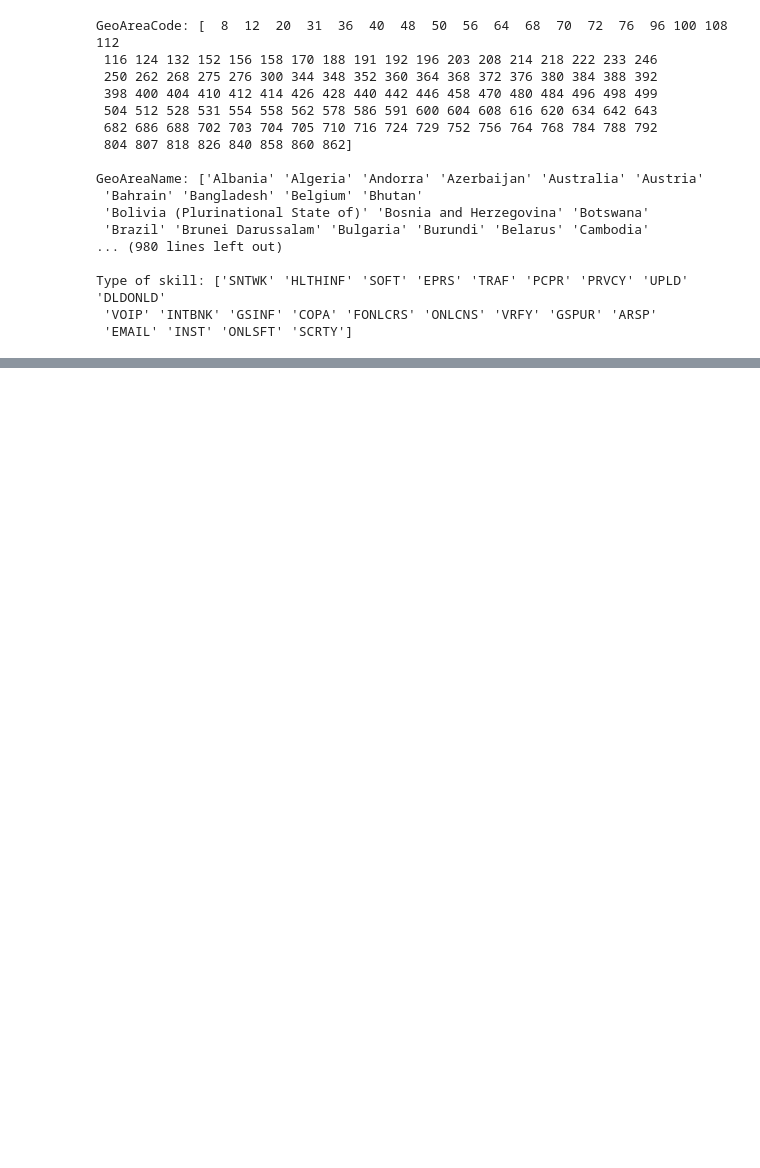
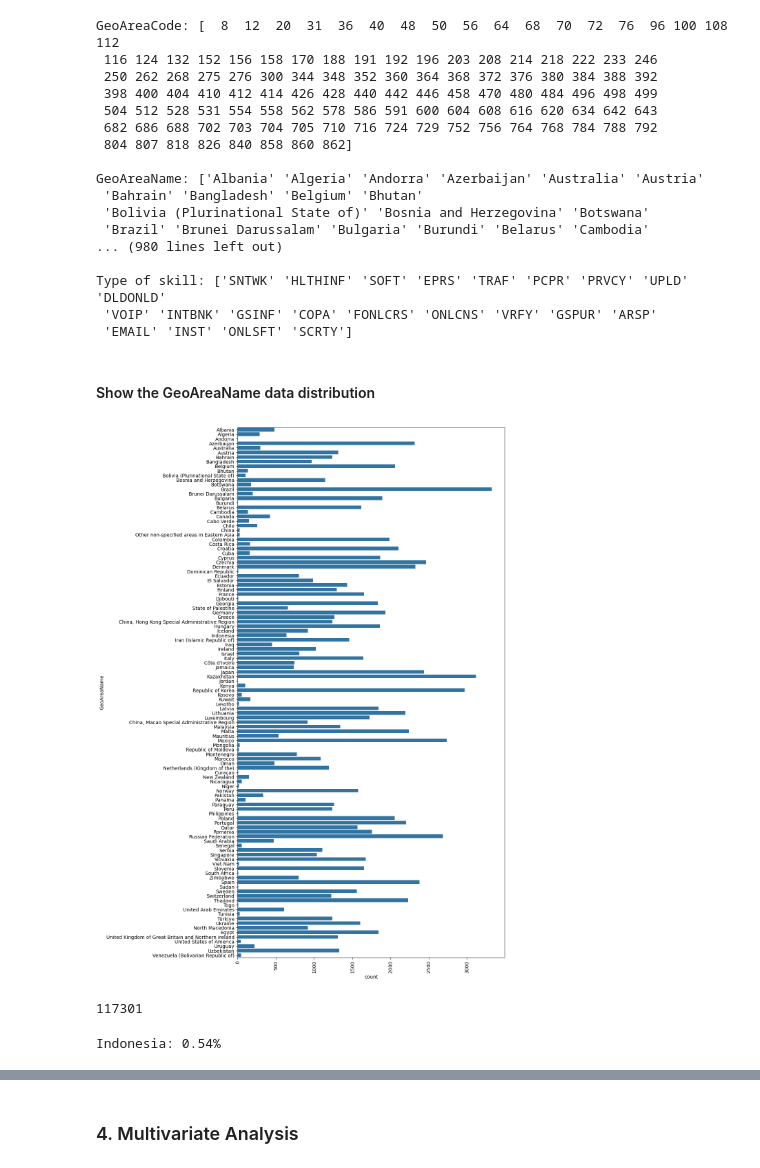
Before and after one commit to novelxv/Analisis-Kesenjangan-Pendidikan-dan-Keterampilan-di-Indonesia-dalam-Konteks-Global, a Jupyter notebook: src/sdg_indicator_4.4.1_ict_skills_analysis.ipynb, the cells around one changed output, grey strips where cells are left out. Drawn from its saved outputs; the diff is of its cells as text; code cells hidden in the pictures; blank space fills up the shorter version.

```diff
--- a/src/sdg_indicator_4.4.1_ict_skills_analysis.ipynb
+++ b/src/sdg_indicator_4.4.1_ict_skills_analysis.ipynb
@@ -183,6 +199,25 @@ Type of skill: ['SNTWK' 'HLTHINF' 'SOFT' 'EPRS' 'TRAF' 'PCPR' 'PRVCY' 'UPLD' 'DL
+# %% [markdown]
+#### Show the GeoAreaName data distribution
+# %%
+# check the distribution of the column "GeoAreaName"
+plt.figure(figsize=(10, 20))
+sns.countplot(data_441["GeoAreaName"])
+plt.xticks(rotation=90)
+plt.show()
+# %% [output]
+[figure, added]
 # %%
 # show data of Indonesia
 data_441_indonesia = data_441[data_441["GeoAreaName"] == "Indonesia"]
+# %%
+len(data_441)
+# %% [output]
+117301
+# %%
+# print the percentage betweeen the indonesia and the world
+print(f"Indonesia: {data_441_indonesia.shape[0] / data_441.shape[0] * 100:.2f}%")
+# %% [output]
+Indonesia: 0.54%
 # %%
 data_441_indonesia
 # %% [output]
@@ -199,3 +234,5 @@ data_441_indonesia
 | 46112 | 360 | Indonesia | 2022 | 24.2 | BPS-Statistics Indonesia | NaN | 25-74 | ALLAREA | MALE | ... |
 | 46113 | 360 | Indonesia | 2022 | 21.1 | BPS-Statistics Indonesia | NaN | ALLAGE | ALLAREA | FEMALE | ... |
 639 rows × 10 columns
+# %% [markdown]
+### 4. Multivariate Analysis
```
Also changed, not shown: parts of 7 cells of this notebook, 2 other files.
